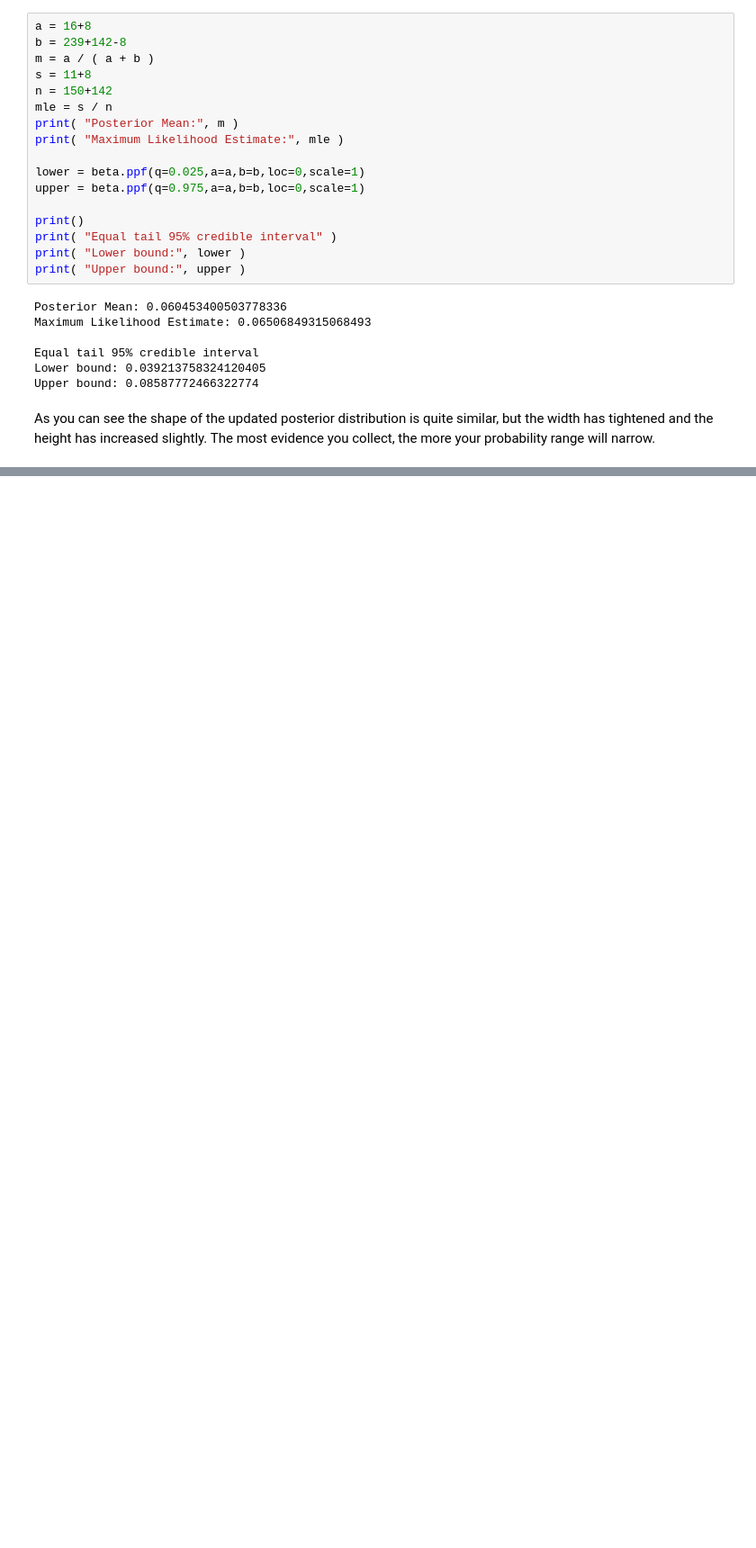
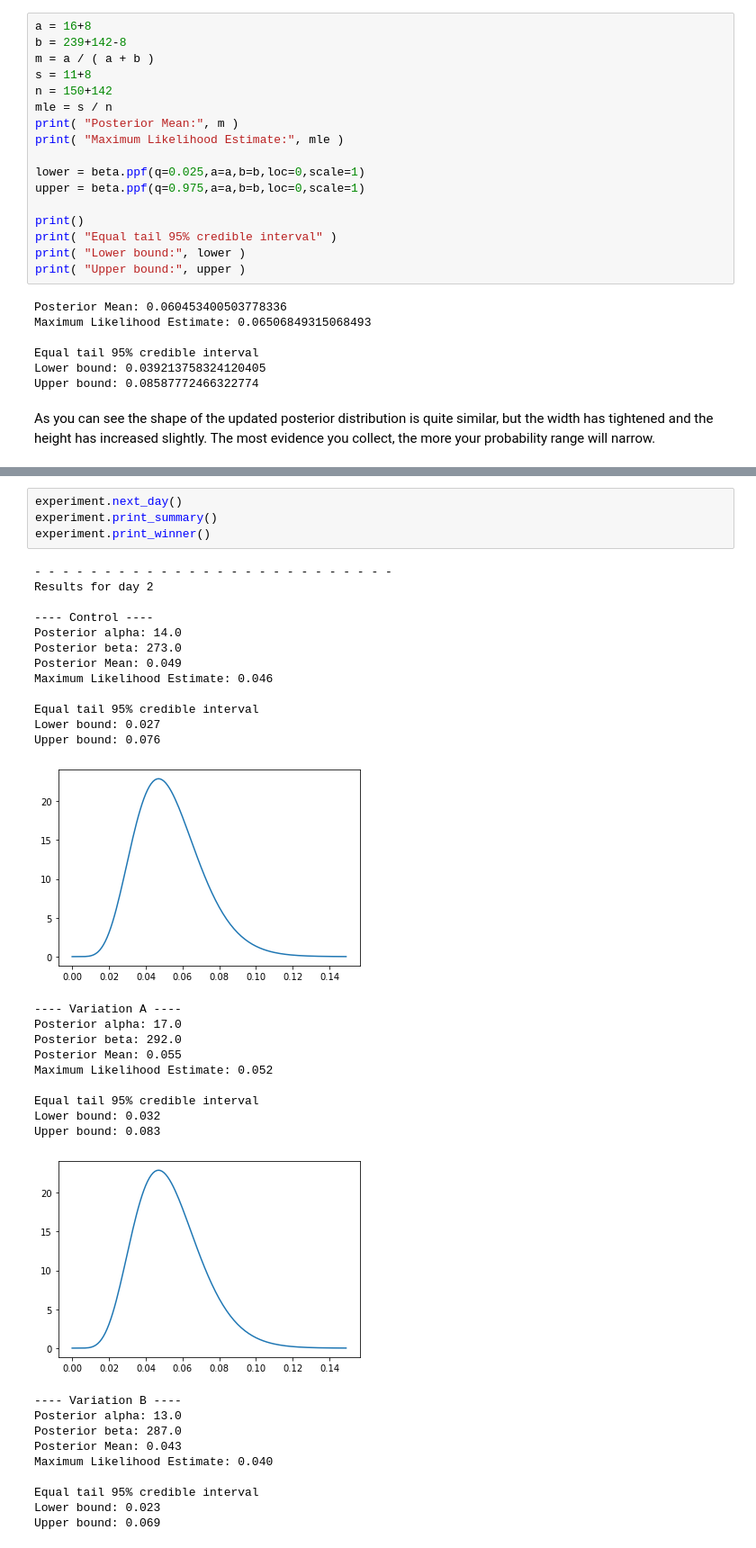
Before and after one commit to javidjamae/data-science, a Jupyter notebook: experimentation/Bayesian-a-b-testing.ipynb, the cells around one changed output, grey strips where cells are left out. Shown at 90% size. Cells and saved outputs as stored; diff of their text form; blank space fills up the shorter version.

```diff
--- a/experimentation/Bayesian-a-b-testing.ipynb
+++ b/experimentation/Bayesian-a-b-testing.ipynb
@@ -338,0 +649,37 @@ Let's see what our outcomes look like on each day.
+# %%
+experiment.next_day()
+experiment.print_summary()
+experiment.print_winner()
+# %% [output]
+- - - - - - - - - - - - - - - - - - - - - - - - - -
+Results for day 2
+
+---- Control ----
+Posterior alpha: 14.0
+Posterior beta: 273.0
+Posterior Mean: 0.049
+Maximum Likelihood Estimate: 0.046
+
+Equal tail 95% credible interval
+Lower bound: 0.027
+Upper bound: 0.076
+[figure, added]
+---- Variation A ----
+Posterior alpha: 17.0
+Posterior beta: 292.0
+Posterior Mean: 0.055
+Maximum Likelihood Estimate: 0.052
+
+Equal tail 95% credible interval
+Lower bound: 0.032
+Upper bound: 0.083
+[figure, added]
+---- Variation B ----
+Posterior alpha: 13.0
+Posterior beta: 287.0
+Posterior Mean: 0.043
+Maximum Likelihood Estimate: 0.040
+
+Equal tail 95% credible interval
+Lower bound: 0.023
+Upper bound: 0.069
```
Also changed, not shown: parts of 22 cells of this notebook.
